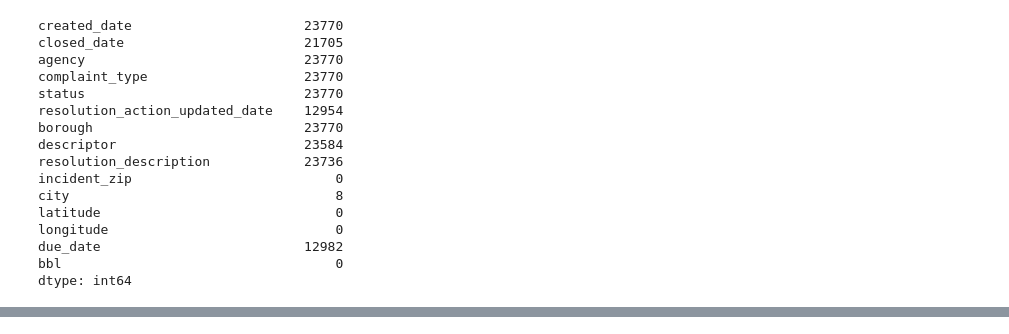
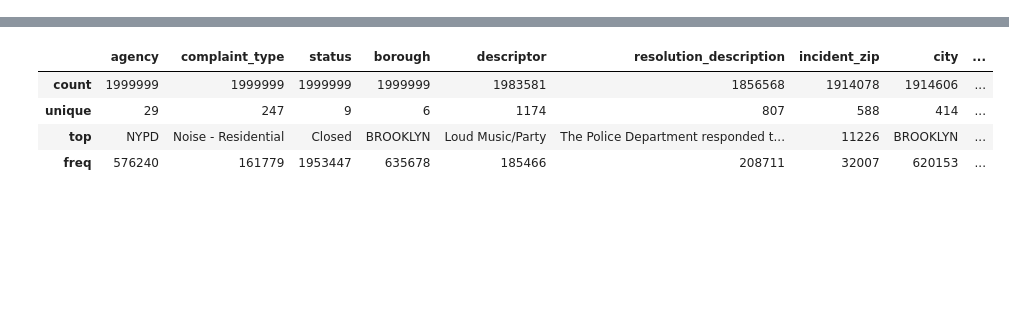
Before and after one commit to jamorr/Capstone, a Jupyter notebook: src/preprocessing.ipynb, the cells around one changed output, grey strips where cells are left out. Saved outputs shown, nothing was run; the diff lists cells and outputs as text; code cells hidden in the pictures; blank space fills up the shorter version.

```diff
--- a/src/preprocessing.ipynb
+++ b/src/preprocessing.ipynb
@@ -77,19 +46,0 @@ dtype: int64
-# %%
-df[(df["borough"]=="Unspecified") &  (df["latitude"].isnull()) & (df["incident_zip"].isnull())].count()
-# %% [output]
-created_date                      23770
-closed_date                       21705
-agency                            23770
-complaint_type                    23770
-status                            23770
-resolution_action_updated_date    12954
-borough                           23770
-descriptor                        23584
-resolution_description            23736
-incident_zip                          0
-city                                  8
-latitude                              0
-longitude                             0
-due_date                          12982
-bbl                                   0
-dtype: int64
@@ -97,0 +47,4 @@ df = df[df["closed_date"]>df["created_date"]]
+# %%
+display(df.describe())
+display(df.describe(include='string'))
+# %% [output]
@@ -98 +60,6 @@ df = df[df["closed_date"]>df["created_date"]]
+|  | agency | complaint_type | status | borough | descriptor | resolution_description | incident_zip | city | ... |
+| count | 1999999 | 1999999 | 1999999 | 1999999 | 1983581 | 1856568 | 1914078 | 1914606 | ... |
+| unique | 29 | 247 | 9 | 6 | 1174 | 807 | 588 | 414 | ... |
+| top | NYPD | Noise - Residential | Closed | BROOKLYN | Loud Music/Party | The Police Department responded t... | 11226 | BROOKLYN | ... |
+| freq | 576240 | 161779 | 1953447 | 635678 | 185466 | 208711 | 32007 | 620153 | ... |
 # %%
```
Also changed, not shown: parts of 29 cells of this notebook.
